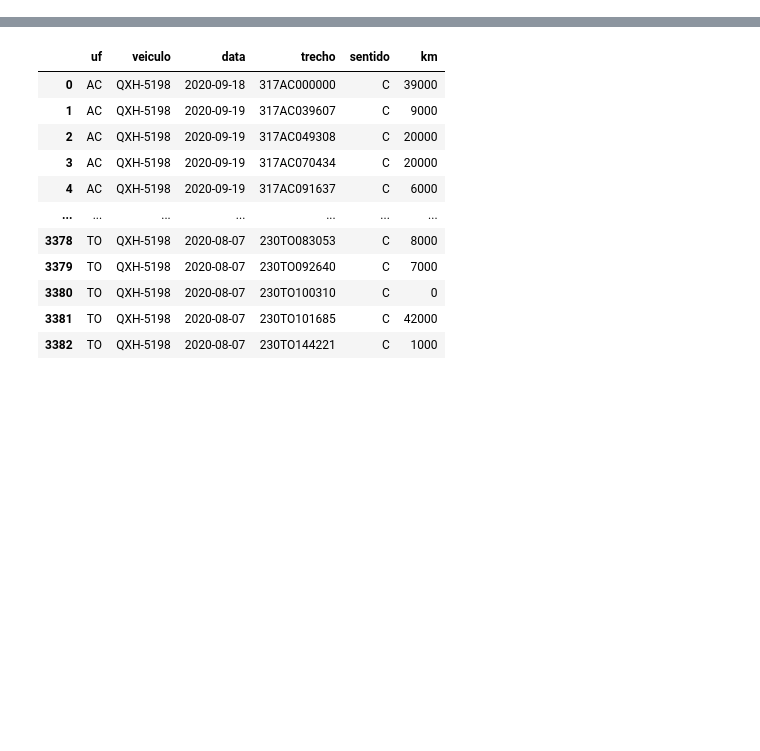
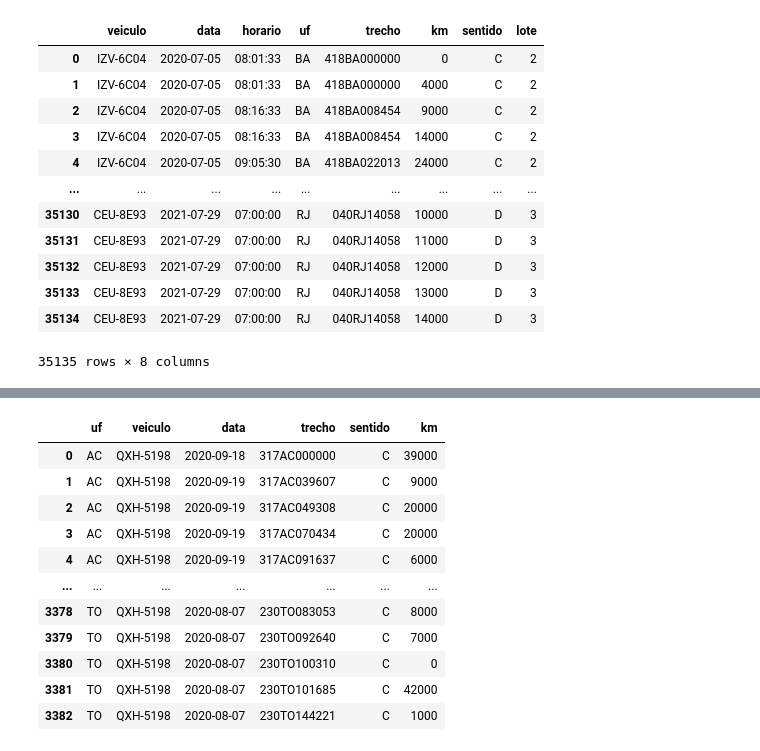
Before and after one commit to gph1lipe/ciclos-vdr, a Jupyter notebook: Análise.ipynb, the cells around one changed output, grey strips where cells are left out. Saved outputs shown, nothing was run; the diff lists cells and outputs as text; code cells hidden in the pictures; blank space fills up the shorter version.

```diff
--- a/Análise.ipynb
+++ b/Análise.ipynb
@@ -38,3 +38,20 @@ df
 # %%
 df.loc[: ,'data'] = df.dt_levantamento.dt.date
 df.loc[:, 'horario'] = df.dt_levantamento.dt.time.astype(object)
+df = df.drop('dt_levantamento', axis=1)
+df = df[['veiculo','data', 'horario','uf','trecho','km','sentido','lote']]
+df
+# %% [output]
+|  | veiculo | data | horario | uf | trecho | km | sentido | lote |
+| 0 | IZV-6C04 | 2020-07-05 | 08:01:33 | BA | 418BA000000 | 0 | C | 2 |
+| 1 | IZV-6C04 | 2020-07-05 | 08:01:33 | BA | 418BA000000 | 4000 | C | 2 |
+| 2 | IZV-6C04 | 2020-07-05 | 08:16:33 | BA | 418BA008454 | 9000 | C | 2 |
+| 3 | IZV-6C04 | 2020-07-05 | 08:16:33 | BA | 418BA008454 | 14000 | C | 2 |
+| 4 | IZV-6C04 | 2020-07-05 | 09:05:30 | BA | 418BA022013 | 24000 | C | 2 |
+| ... | ... | ... | ... | ... | ... | ... | ... | ... |
+| 35130 | CEU-8E93 | 2021-07-29 | 07:00:00 | RJ | 040RJ14058 | 10000 | D | 3 |
+| 35131 | CEU-8E93 | 2021-07-29 | 07:00:00 | RJ | 040RJ14058 | 11000 | D | 3 |
+| 35132 | CEU-8E93 | 2021-07-29 | 07:00:00 | RJ | 040RJ14058 | 12000 | D | 3 |
+| 35133 | CEU-8E93 | 2021-07-29 | 07:00:00 | RJ | 040RJ14058 | 13000 | D | 3 |
+| 35134 | CEU-8E93 | 2021-07-29 | 07:00:00 | RJ | 040RJ14058 | 14000 | D | 3 |
+35135 rows × 8 columns
```
Also changed, not shown: parts of 9 cells of this notebook, 5 other files.
